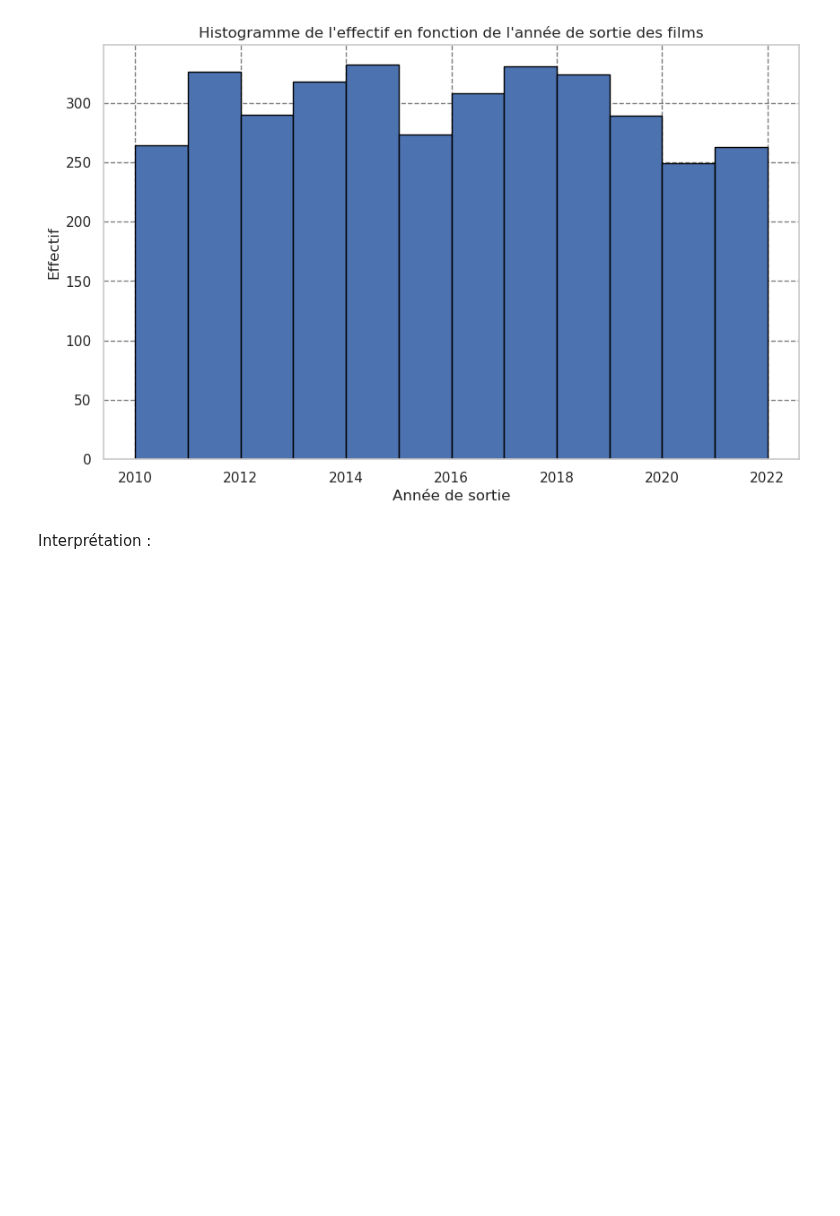
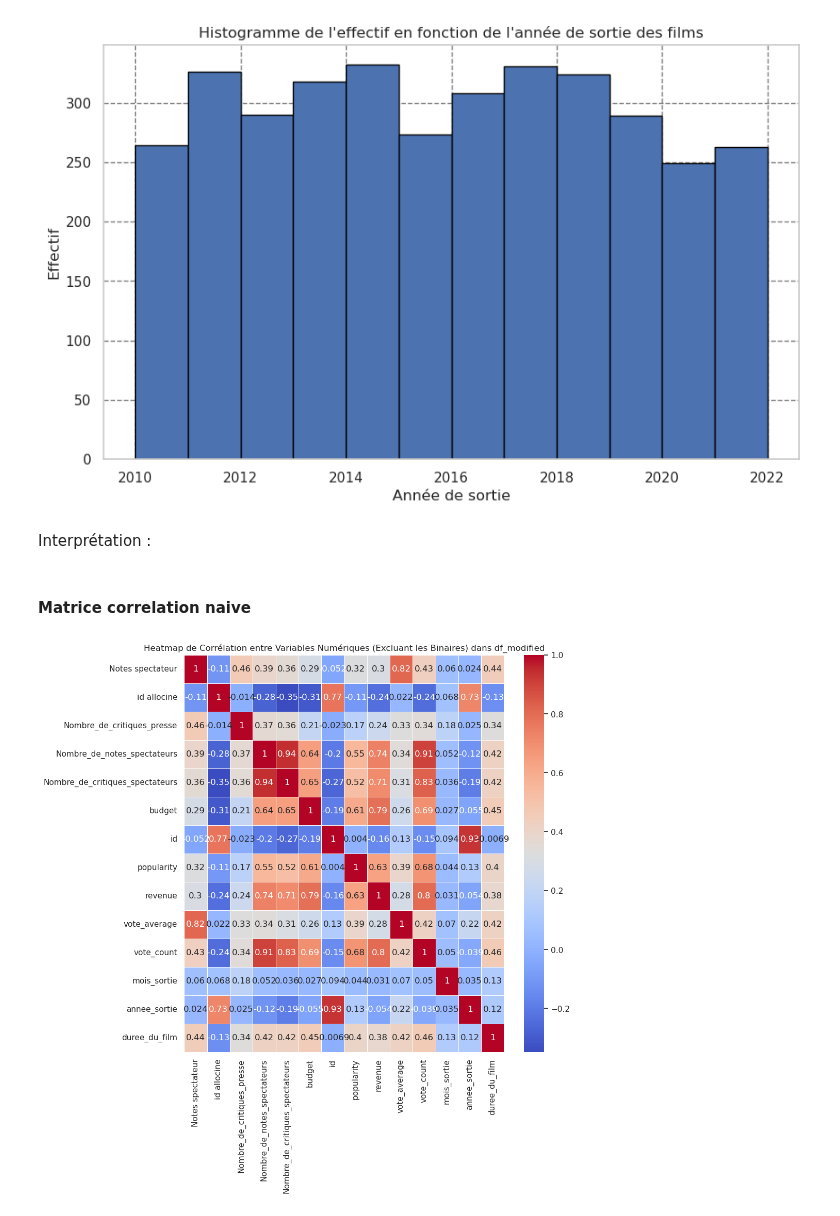
Before and after one commit to mass2330/python_ds_film, a Jupyter notebook: stat_des.ipynb, the cells around one changed output. Cells and saved outputs as stored; diff of their text form; code cells hidden in the pictures; blank space fills up the shorter version.

```diff
--- a/stat_des.ipynb
+++ b/stat_des.ipynb
@@ -443,3 +443,29 @@ plt.show()
 [figure]
 # %% [markdown]
 Interprétation :
+# %% [markdown]
+#### Matrice correlation naive
+# %%
+import pandas as pd
+import seaborn as sns
+import matplotlib.pyplot as plt
+
+# Sélectionner uniquement les colonnes numériques
+numeric_columns = df_modified.select_dtypes(include=['number']).columns
+
+# Exclure les colonnes binaires
+non_binary_columns = [col for col in numeric_columns if df_modified[col].nunique() > 2]
+
+# Sélectionner uniquement les colonnes non binaires
+df_non_binary = df_modified[non_binary_columns]
+
+# Calculer la matrice de corrélation
+correlation_matrix = df_non_binary.corr()
+
+# Créer une heatmap avec seaborn
+plt.figure(figsize=(10, 10))
+sns.heatmap(correlation_matrix, annot=True, cmap='coolwarm', linewidths=.5)
+plt.title('Heatmap de Corrélation entre Variables Numériques (Excluant les Binaires) dans df_modified')
+plt.show()
+# %% [output]
+[figure, added]
```
Also changed, not shown: parts of 1 cell of this notebook.
